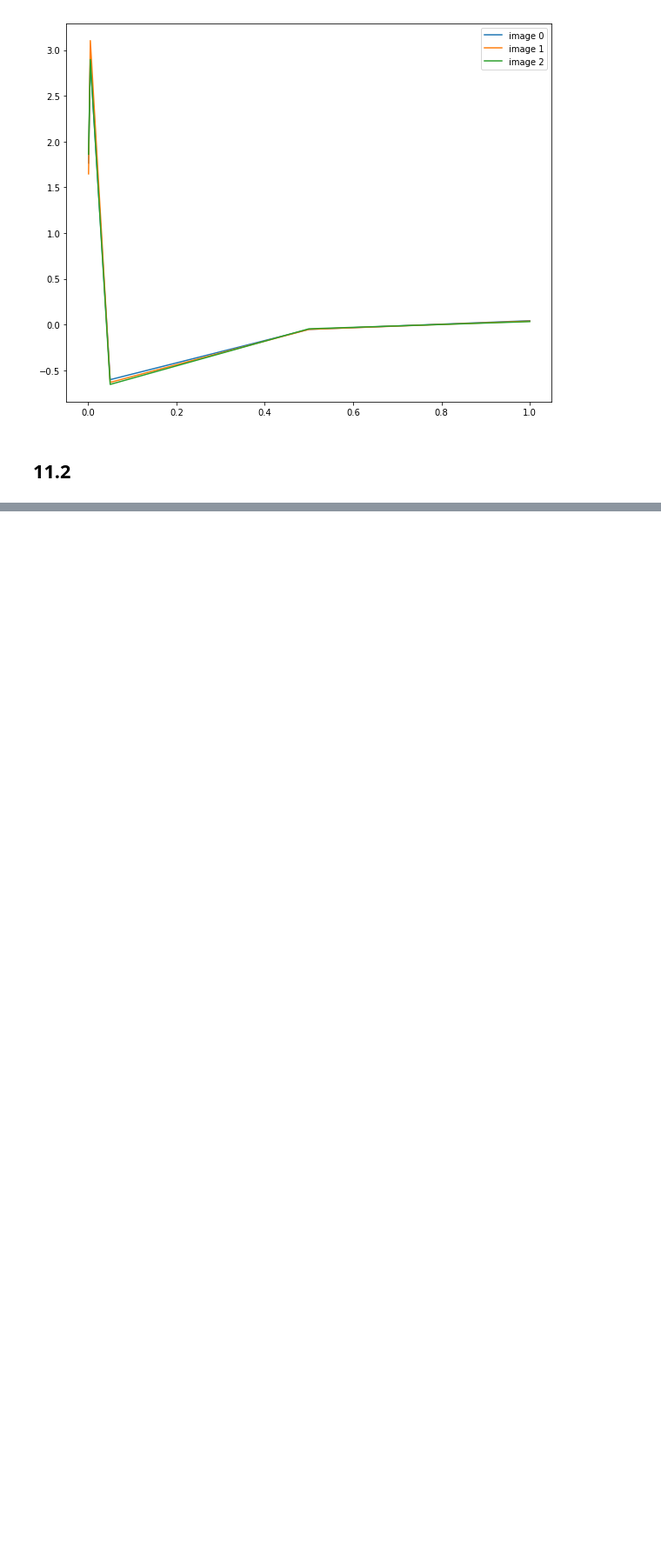
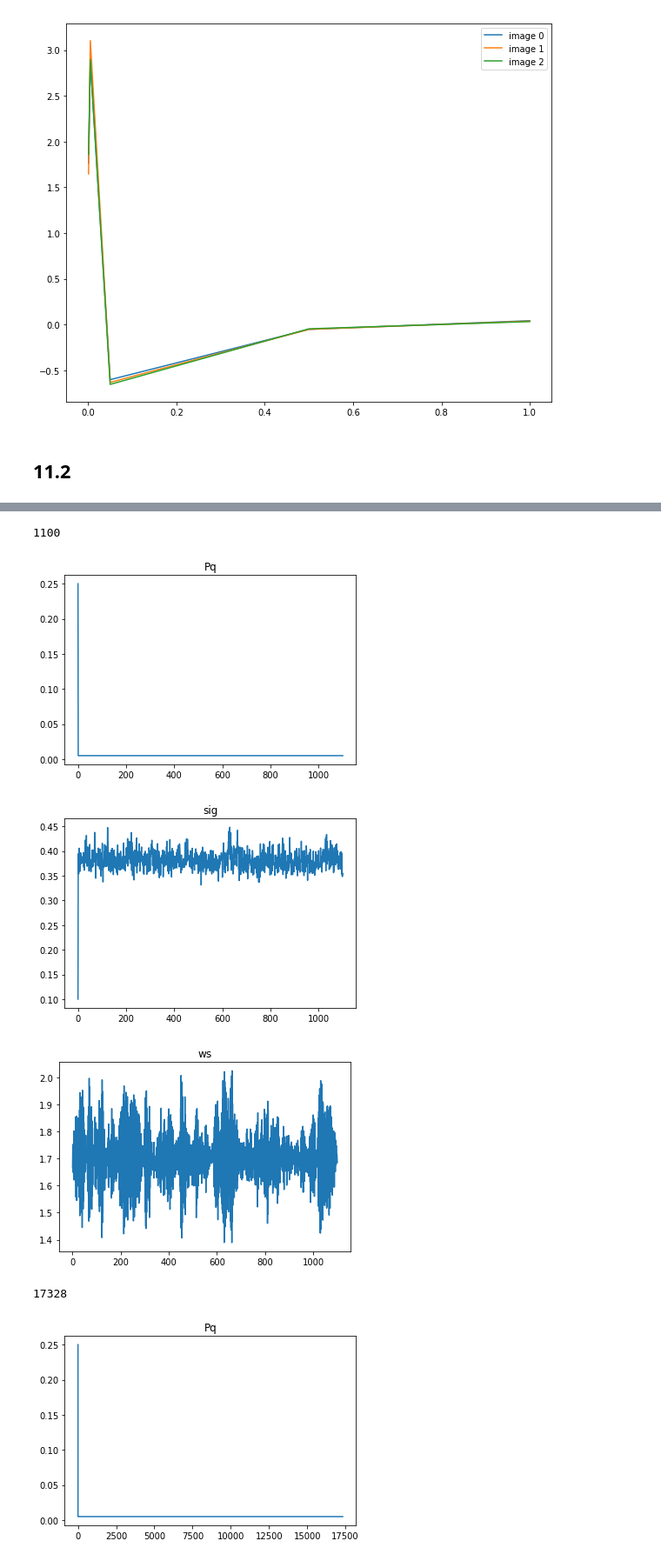
Before and after one commit to muellerfelix/mi-2, a Jupyter notebook: hw-11/HW11.ipynb, the cells around one changed output, grey strips where cells are left out. Shown at 87% size. Drawn from its saved outputs; the diff is of its cells as text; code cells hidden in the pictures; blank space fills up the shorter version.

```diff
--- a/hw-11/HW11.ipynb
+++ b/hw-11/HW11.ipynb
@@ -140,0 +202,10 @@ plt.scatter(class2[:,0], class2[:,1], color='blue')
+# %%
+for s in [0.1,0.5,1,1.5]:
+    do_EM(data, 4, use_sigma = True, sigma = s)
+# %% [output]
+1100
+[figure, added]
+[figure, added]
+[figure, added]
+17328
+[figure, added]
```
Also changed, not shown: parts of 3 cells of this notebook.
